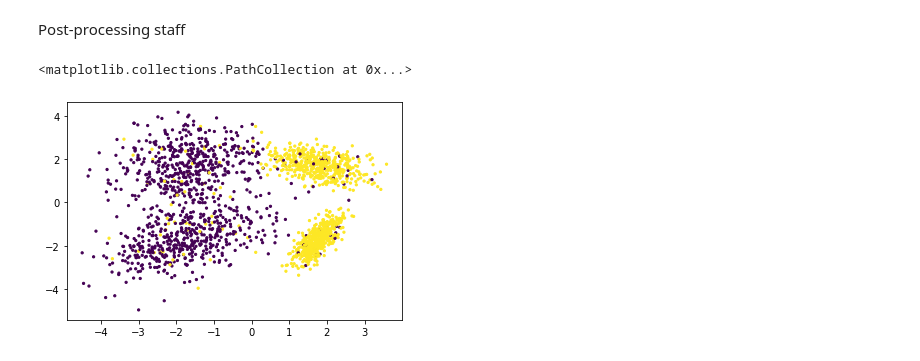
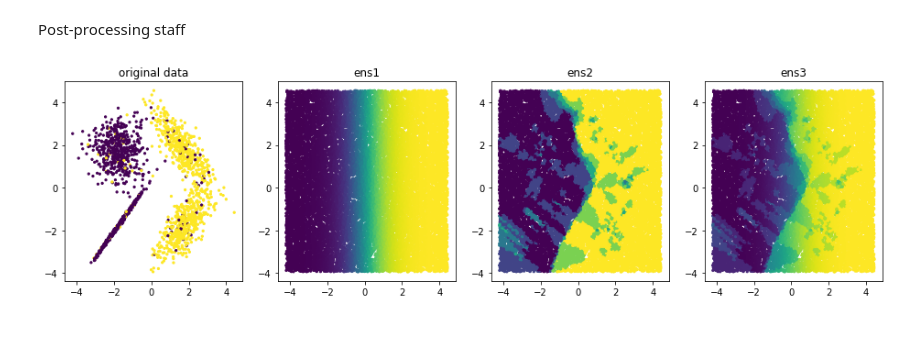
Before and after one commit to quicksilverri/statistics, a Jupyter notebook: sklearn_basics.ipynb, the cells around one changed output. Cells and saved outputs as stored; diff of their text form; code cells hidden in the pictures; blank space fills up the shorter version.

```diff
--- a/sklearn_basics.ipynb
+++ b/sklearn_basics.ipynb
@@ -587,9 +592,44 @@ from sklearn.datasets import make_classification
+# %%
+def make_plots(clf1, clf2, voting):
+    X_new = np.concatenate([
+        np.random.uniform(np.min(X[:, 0]), np.max(X[:, 0]), (20000, 1)),
+        np.random.uniform(np.min(X[:, 1]), np.max(X[:, 1]), (20000, 1))
+    ], axis=1)
+    plt.figure(figsize=(16, 4))
+    plt.subplot(141)
+    plt.scatter(X[:, 0], X[:, 1], c=y, s=5)
+    plt.title("original data")
+    plt.subplot(142)
+    plt.scatter(X_new[:, 0], X_new[:, 1], c=clf1.predict_proba(X_new)[:, 1], s=5)
+    plt.title("ens1")
+    plt.subplot(143)
+    plt.scatter(X_new[:, 0], X_new[:, 1], c=clf2.predict_proba(X_new)[:, 1], s=5)
+    plt.title("ens2")
+    plt.subplot(144)
+    plt.scatter(X_new[:, 0], X_new[:, 1], c=voting.predict_proba(X_new)[:, 1], s=5)
+    plt.title("ens3");
+# %%
+# lets try Voting Classifier that sums up works of different classifiers
+
+def VotingClassifier_for_tryhards(X, y):
+
+  clf1 = LogisticRegression().fit(X, y)
+  clf2 = KNeighborsClassifier().fit(X, y)
+
+  voting = VotingClassifier(estimators=[('LogReg', clf1), ('KNN', clf2)],
+                            voting='soft',
+                            weights=[0.5, 0.5])
+
+  voting.fit(X, y)
+
+  make_plots(clf1, clf2, voting)
 # %%
 X, y = make_classification(n_samples=2000, n_features=2,
-                           n_redundant=0, random_state=21,
+                           n_redundant=0, random_state=13,
                            class_sep=1.75, flip_y=0.1)
 
-plt.scatter(X[:, 0], X[:, 1], c=y, s=5)
+# plt.scatter(X[:, 0], X[:, 1], c=y, s=5)
+
+VotingClassifier_for_tryhards(X, y)
 # %% [output]
-<matplotlib.collections.PathCollection at 0x...>
-[figure, old version]
+[figure, new version]
```
Also changed, not shown: parts of 6 cells of this notebook.
